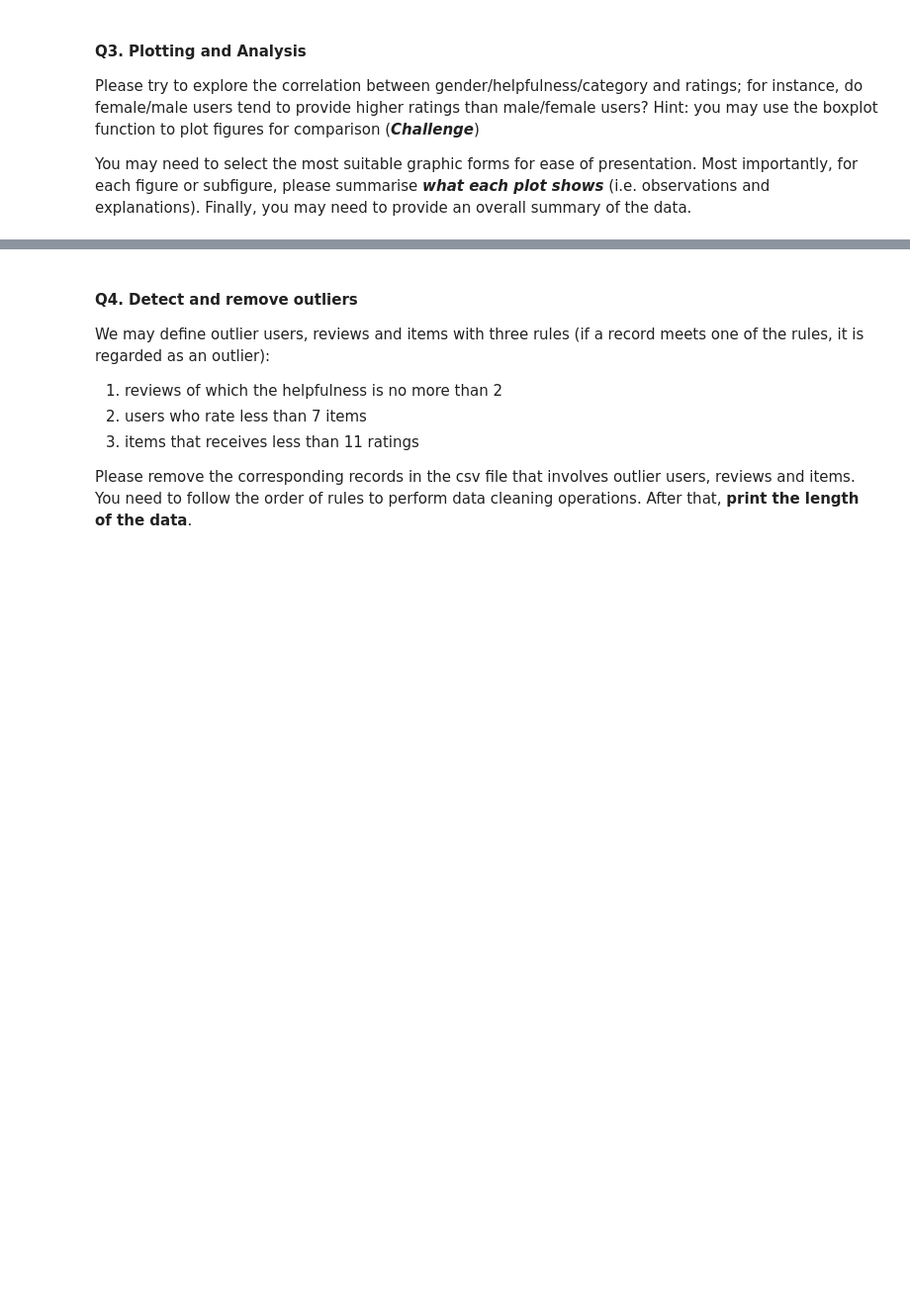
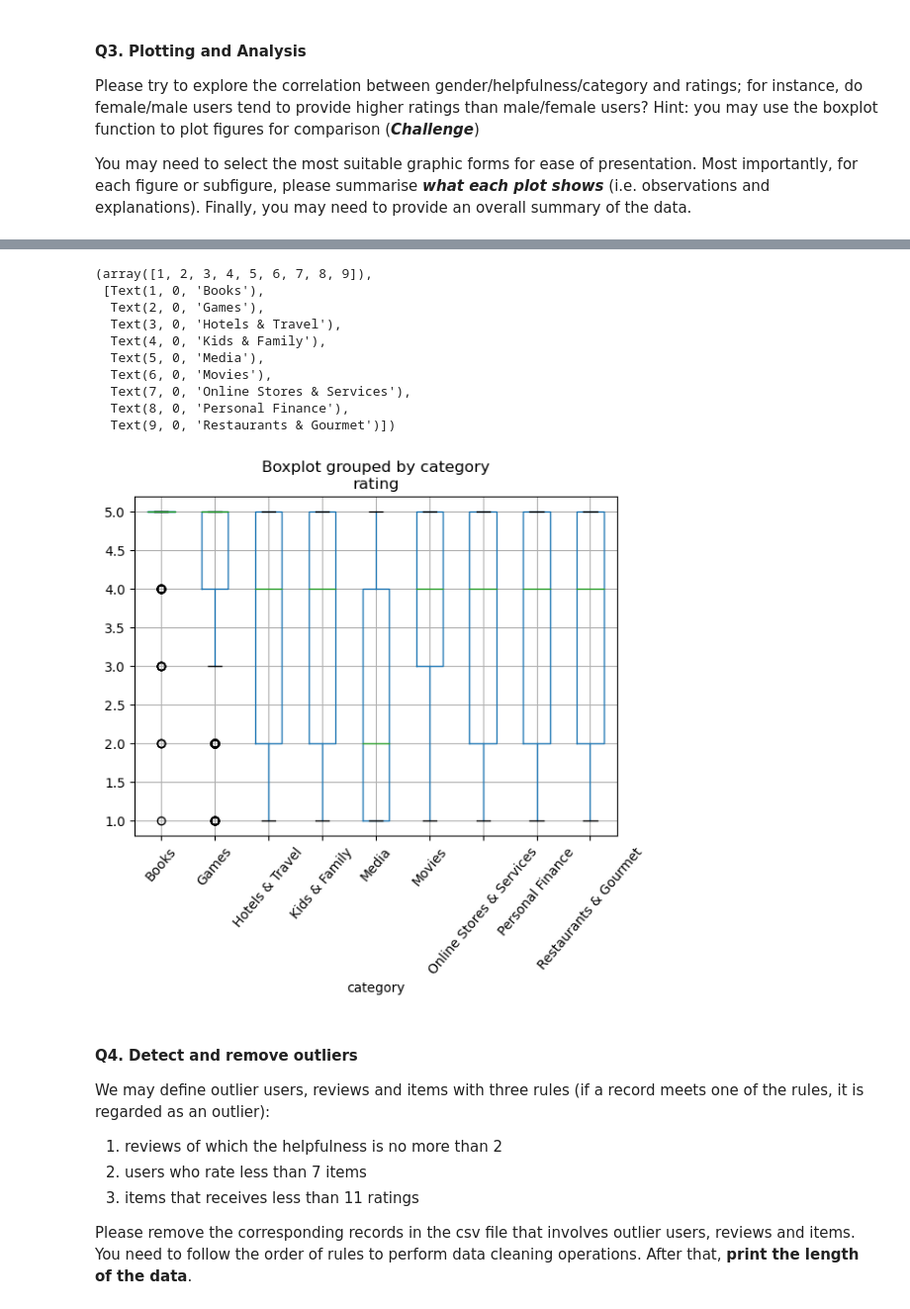
Before and after one commit to esthermeiwern/Portfolio-Part-1, a Jupyter notebook: Portfolio_1_questions.ipynb, the cells around one changed output, grey strips where cells are left out. Shown at 99% size. Saved outputs shown, nothing was run; the diff lists cells and outputs as text; code cells hidden in the pictures; blank space fills up the shorter version.

```diff
--- a/Portfolio_1_questions.ipynb
+++ b/Portfolio_1_questions.ipynb
@@ -163,3 +188,18 @@ You may need to select the most suitable graphic forms for ease of presentation.
+# %%
+rate_clean1.boxplot('rating', by='category')
+plt.xticks(rotation= 50)
+# %% [output]
+(array([1, 2, 3, 4, 5, 6, 7, 8, 9]),
+ [Text(1, 0, 'Books'),
+  Text(2, 0, 'Games'),
+  Text(3, 0, 'Hotels & Travel'),
+  Text(4, 0, 'Kids & Family'),
+  Text(5, 0, 'Media'),
+  Text(6, 0, 'Movies'),
+  Text(7, 0, 'Online Stores & Services'),
+  Text(8, 0, 'Personal Finance'),
+  Text(9, 0, 'Restaurants & Gourmet')])
+[figure, added]
 # %% [markdown]
 #### Q4. Detect and remove outliers
 
```
Also changed, not shown: parts of 12 cells of this notebook.
